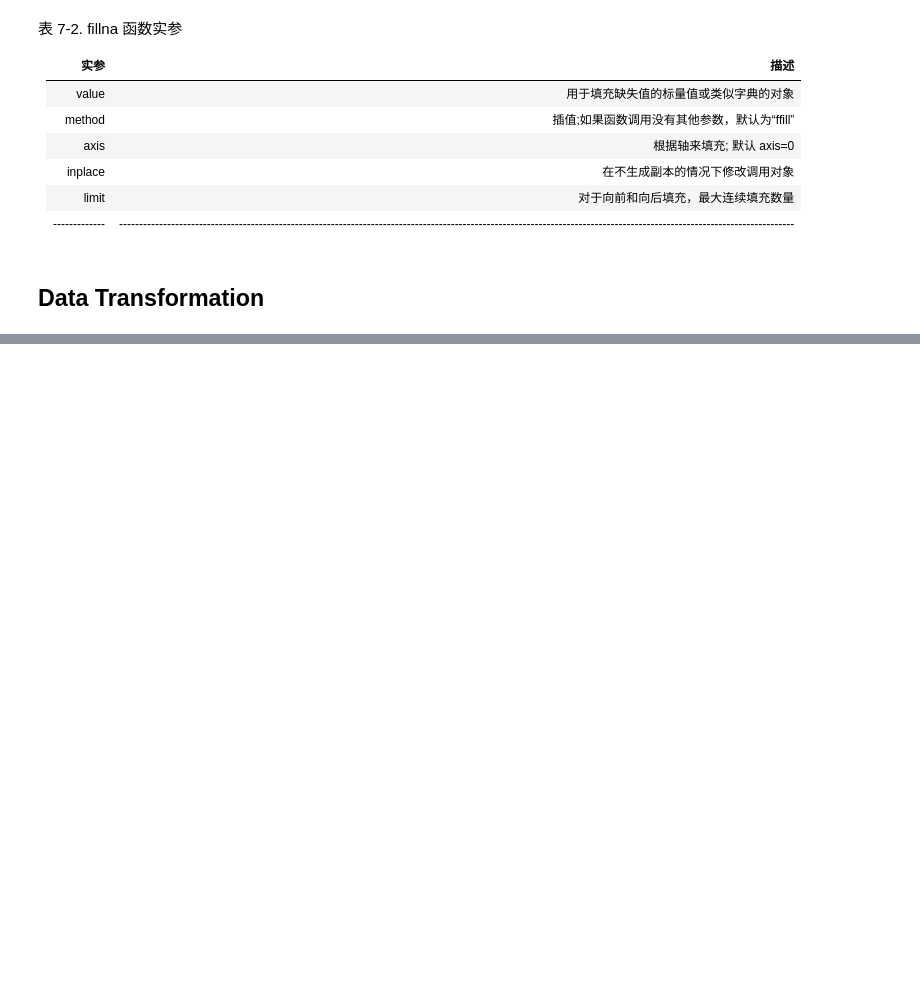
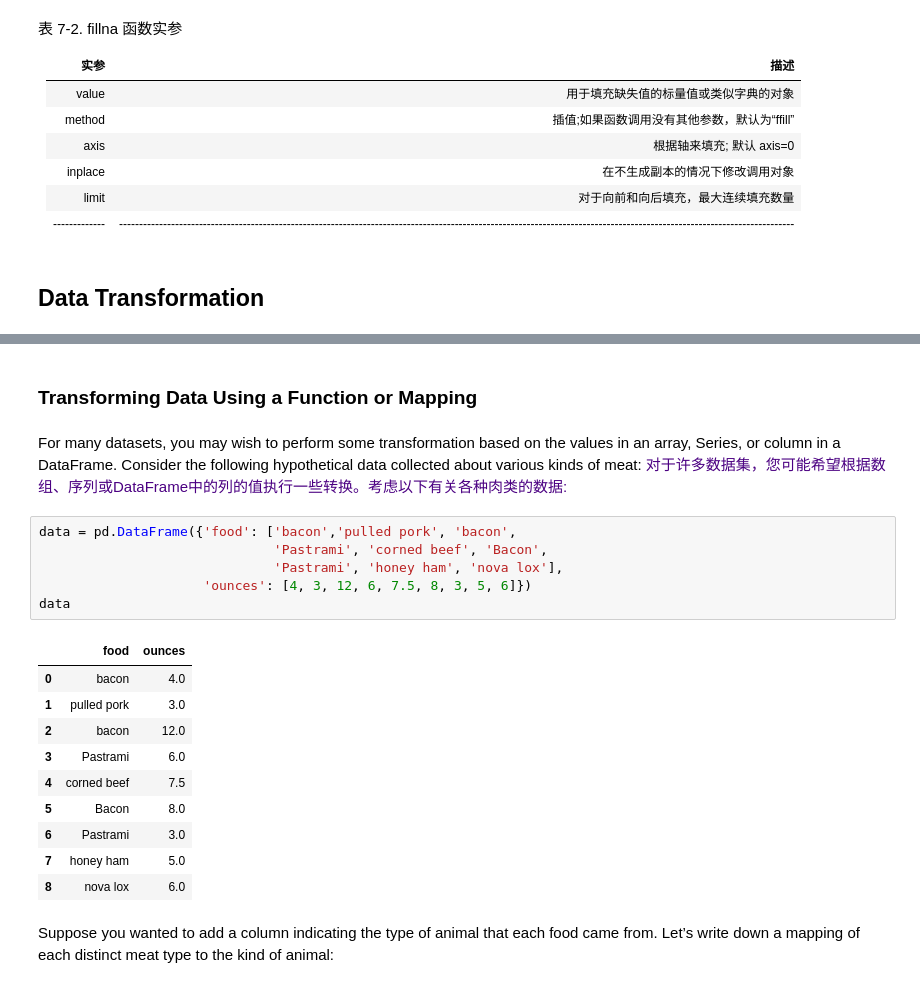
Before and after one commit to edenwzg/code, a Jupyter notebook: jupyter/Python for data analysis/Chapter 6. Data loading,Storage,and File Formats.ipynb, the cells around one changed output, grey strips where cells are left out. Cells and saved outputs as stored; diff of their text form; blank space fills up the shorter version.

```diff
--- a/jupyter/Python for data analysis/Chapter 6. Data loading,Storage,and File Formats.ipynb
+++ b/jupyter/Python for data analysis/Chapter 6. Data loading,Storage,and File Formats.ipynb
@@ -1623,0 +1703,26 @@ limit | 对于向前和向后填充，最大连续填充数量
+# %% [markdown]
+### Transforming Data Using a Function or Mapping
+# %% [markdown]
+For many datasets, you may wish to perform some transformation based on the values in an array, Series, or column in a DataFrame. Consider the following hypothetical data collected about various kinds of meat:
+<font color=Indigo>
+对于许多数据集，您可能希望根据数组、序列或DataFrame中的列的值执行一些转换。考虑以下有关各种肉类的数据:
+# %%
+data = pd.DataFrame({'food': ['bacon','pulled pork', 'bacon',
+                              'Pastrami', 'corned beef', 'Bacon',
+                              'Pastrami', 'honey ham', 'nova lox'],
+                     'ounces': [4, 3, 12, 6, 7.5, 8, 3, 5, 6]})
+data
+# %% [output]
+|  | food | ounces |
+| 0 | bacon | 4.0 |
+| 1 | pulled pork | 3.0 |
+| 2 | bacon | 12.0 |
+| 3 | Pastrami | 6.0 |
+| 4 | corned beef | 7.5 |
+| 5 | Bacon | 8.0 |
+| 6 | Pastrami | 3.0 |
+| 7 | honey ham | 5.0 |
+| 8 | nova lox | 6.0 |
+# %% [markdown]
+Suppose you wanted to add a column indicating the type of animal that each food came from. Let’s write down a mapping of each distinct meat type to the kind of animal:
+<font color=Indigo>
```
Also changed, not shown: parts of 27 cells of this notebook, 1 other file.
